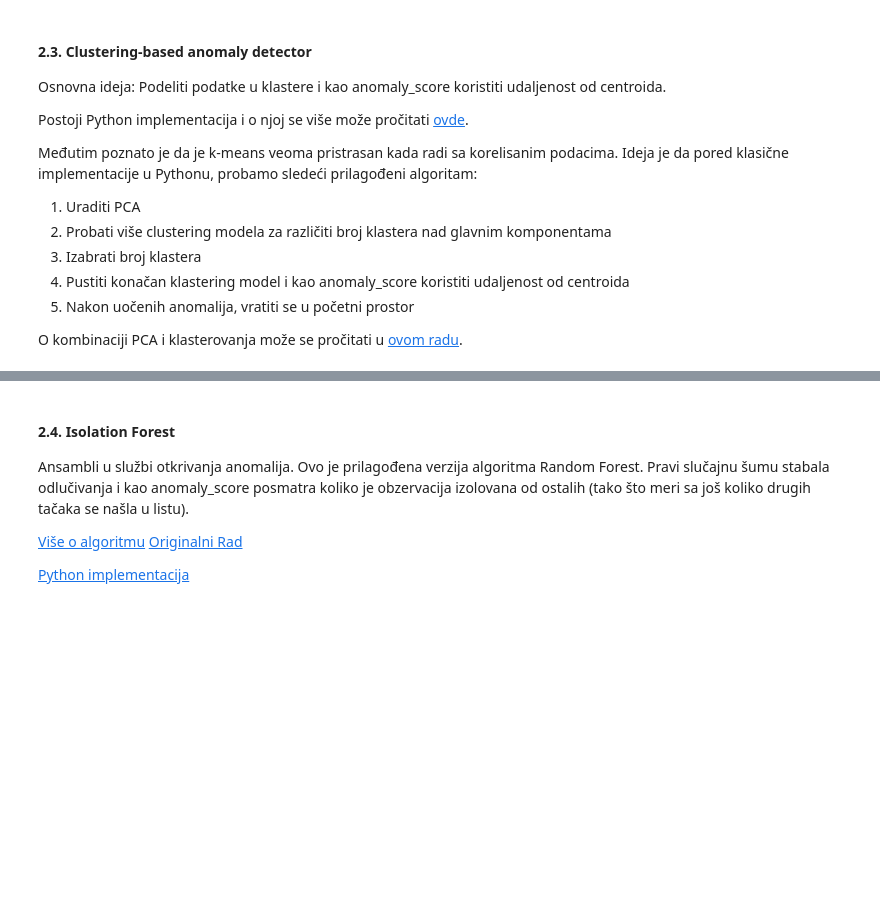
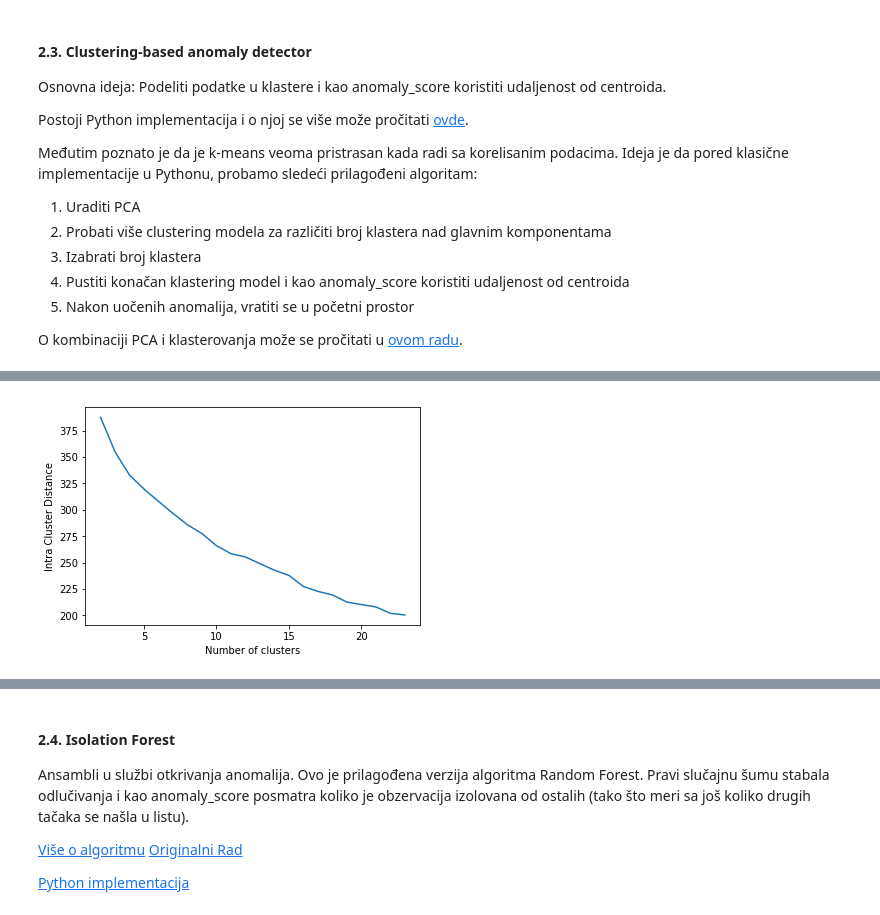
Before and after one commit to DimitrijeM/donation_analysis_ts, a Jupyter notebook: anomaly_detection_strategies.ipynb, the cells around one changed output, grey strips where cells are left out. Drawn from its saved outputs; the diff is of its cells as text; code cells hidden in the pictures; blank space fills up the shorter version.

```diff
--- a/anomaly_detection_strategies.ipynb
+++ b/anomaly_detection_strategies.ipynb
@@ -62,0 +361,2 @@ Postoji implementacija u Pythonu. Više u [dokumentaciji.](https://pyod.readthed
+# %%
+abod_model.fit(scaled_df)
@@ -75,3 +402,8 @@ Međutim poznato je da je k-means veoma pristrasan kada radi sa korelisanim poda
 5. Nakon uočenih anomalija, vratiti se u početni prostor
 
 O kombinaciji PCA i klasterovanja može se pročitati u [ovom radu](https://ieeexplore.ieee.org/document/7012911).
+# %%
+from sklearn.decomposition import PCA
+
+pca = PCA(.90)
+pca.fit(scaled_df)
@@ -77,0 +413,3 @@ O kombinaciji PCA i klasterovanja može se pročitati u [ovom radu](https://ieee
+# %%
+df_components = pca.transform(scaled_df)
+df_components.shape
@@ -77,0 +440,14 @@ O kombinaciji PCA i klasterovanja može se pročitati u [ovom radu](https://ieee
+# %%
+sse = {}
+for k in range(2, 24):
+    kmeans = KMeans(n_clusters=k, max_iter=100).fit(df_components)
+    cluster_labels = kmeans.labels_
+    sse[k] = kmeans.inertia_ # Inertia: Sum of distances of samples to their closest cluster center
+# %%
+plt.close()
+plt.plot(list(sse.keys()), list(sse.values()))
+plt.xlabel("Number of clusters")
+plt.ylabel("Intra Cluster Distance")
+plt.show()
+# %% [output]
+[figure, added]
```
Also changed, not shown: parts of 66 cells of this notebook.
